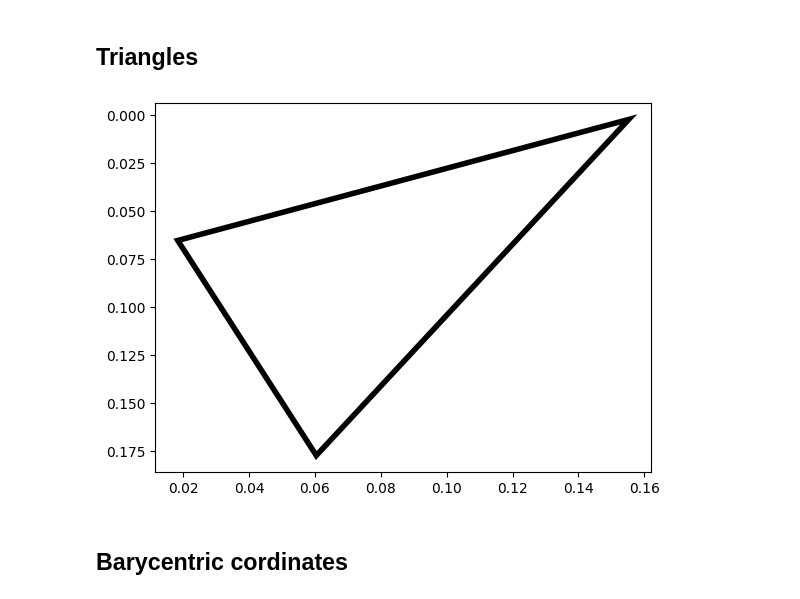
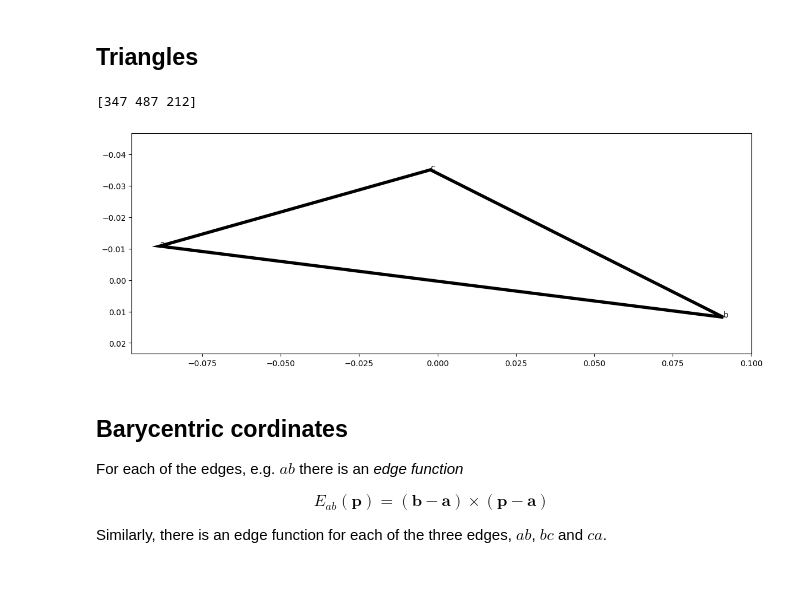
Before and after one commit to vidstige/cookie-talk-3d, a Jupyter notebook: rendering.ipynb, the cells around one changed output. Cells and saved outputs as stored; diff of their text form; code cells hidden in the pictures.

```diff
--- a/rendering.ipynb
+++ b/rendering.ipynb
@@ -196,10 +223,24 @@ display_gif(frames, framerate=1/25, width=512)
 # %% [markdown]
 ## Triangles
 # %%
-triangle = (10, 1, 2)  # pick the first three vertices to work with
-plt.fill(vertices[triangle, 0], vertices[triangle, 1], fill=False, lw=4)
+#triangle = (0, 1, 2)  # pick the first three vertices to work with
+triangle = np.random.choice(len(vertices), size=3, replace=False)  # random triangle
+print(triangle)
+plt.fill(
+    vertices[triangle, 0], vertices[triangle, 1],
+    fill=False, lw=4)
+a, b, c = vertices[triangle, :2]
+plt.gca().annotate('a', a); plt.gca().annotate('b', b); plt.gca().annotate('c', c)
+plt.axis('equal')
 plt.gca().invert_yaxis()
 # %% [output]
+[347 487 212]
-[figure, old version]
+[figure, new version]
 # %% [markdown]
 ## Barycentric cordinates
+
+For each of the edges, e.g. $ab$ there is an _edge function_
+
+$$E_{ab}(\boldsymbol{p}) = (\boldsymbol{b} - \boldsymbol{a}) \times (\boldsymbol{p} - \boldsymbol{a})$$
+
+Similarly, there is an edge function for each of the three edges, $ab$, $bc$ and $ca$.
```
Also changed, not shown: parts of 43 cells of this notebook, 3 other files.
